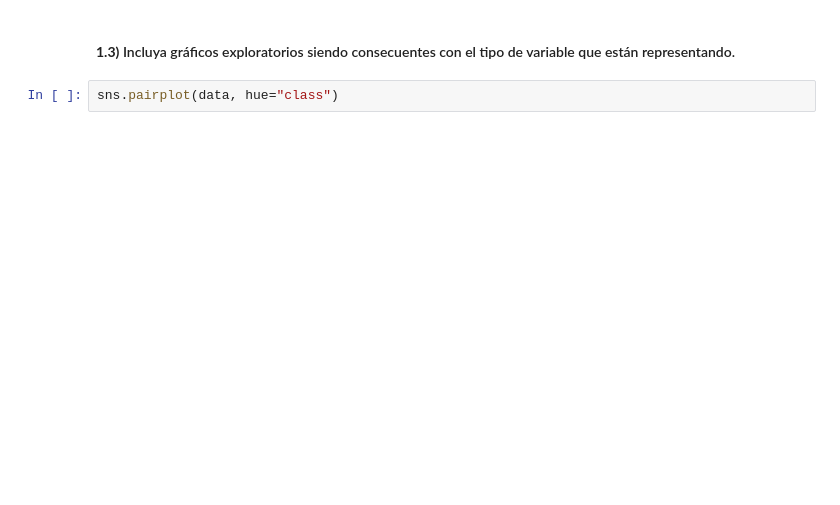
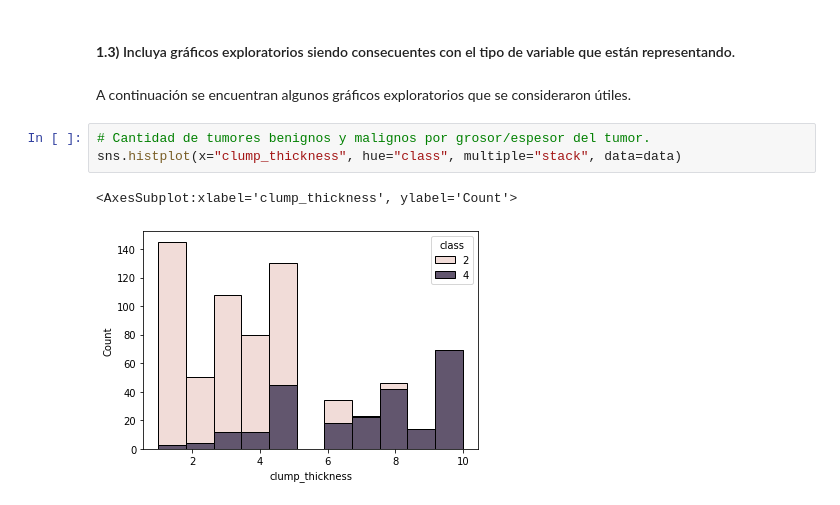
Before and after one commit to SantiagoTaracena01/data-mining-lab-02, a Jupyter notebook: src/main.ipynb, the cells around one changed output. Saved outputs shown, nothing was run; the diff lists cells and outputs as text; blank space fills up the shorter version.

```diff
--- a/src/main.ipynb
+++ b/src/main.ipynb
@@ -39,4 +69,10 @@ data.dtypes
 # %% [markdown]
 #### **1.3)** Incluya gráficos exploratorios siendo consecuentes con el tipo de variable que están representando.
-# %%
-sns.pairplot(data, hue="class")
+# %% [markdown]
+A continuación se encuentran algunos gráficos exploratorios que se consideraron útiles.
+# %%
+# Cantidad de tumores benignos y malignos por grosor/espesor del tumor.
+sns.histplot(x="clump_thickness", hue="class", multiple="stack", data=data)
+# %% [output]
+<AxesSubplot:xlabel='clump_thickness', ylabel='Count'>
+[figure, added]
```
Also changed, not shown: parts of 10 cells of this notebook, 1 other file.
